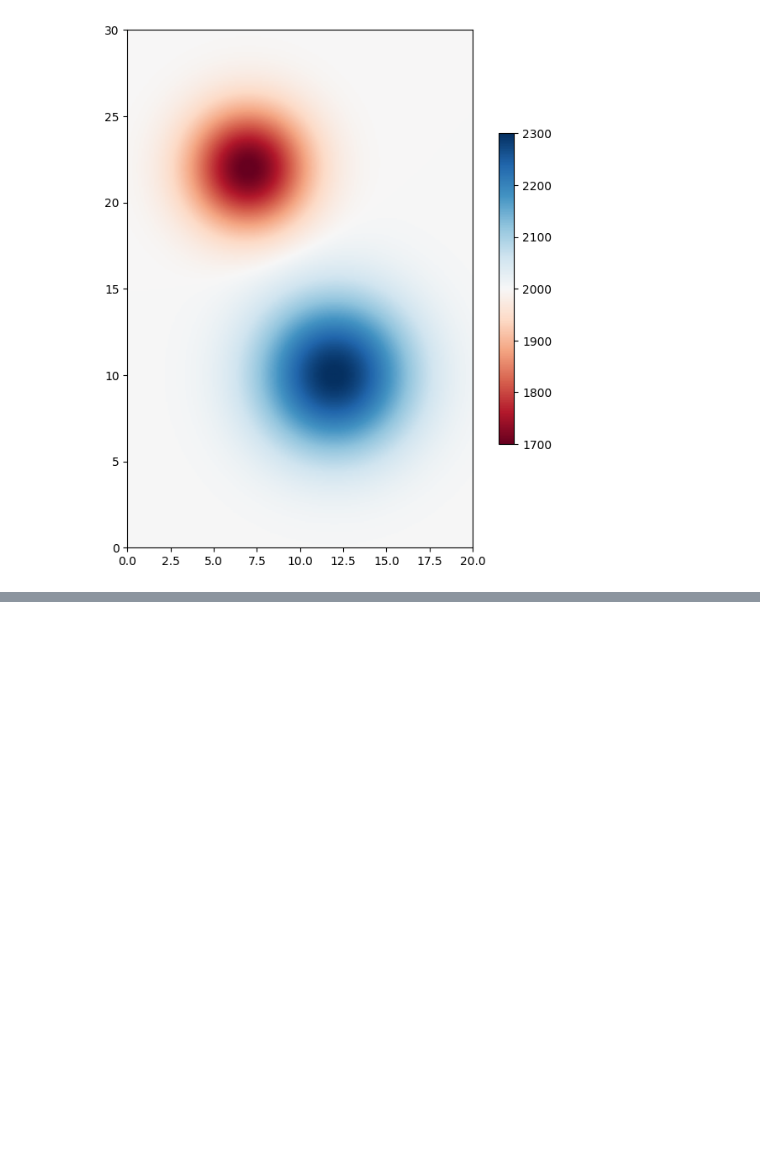
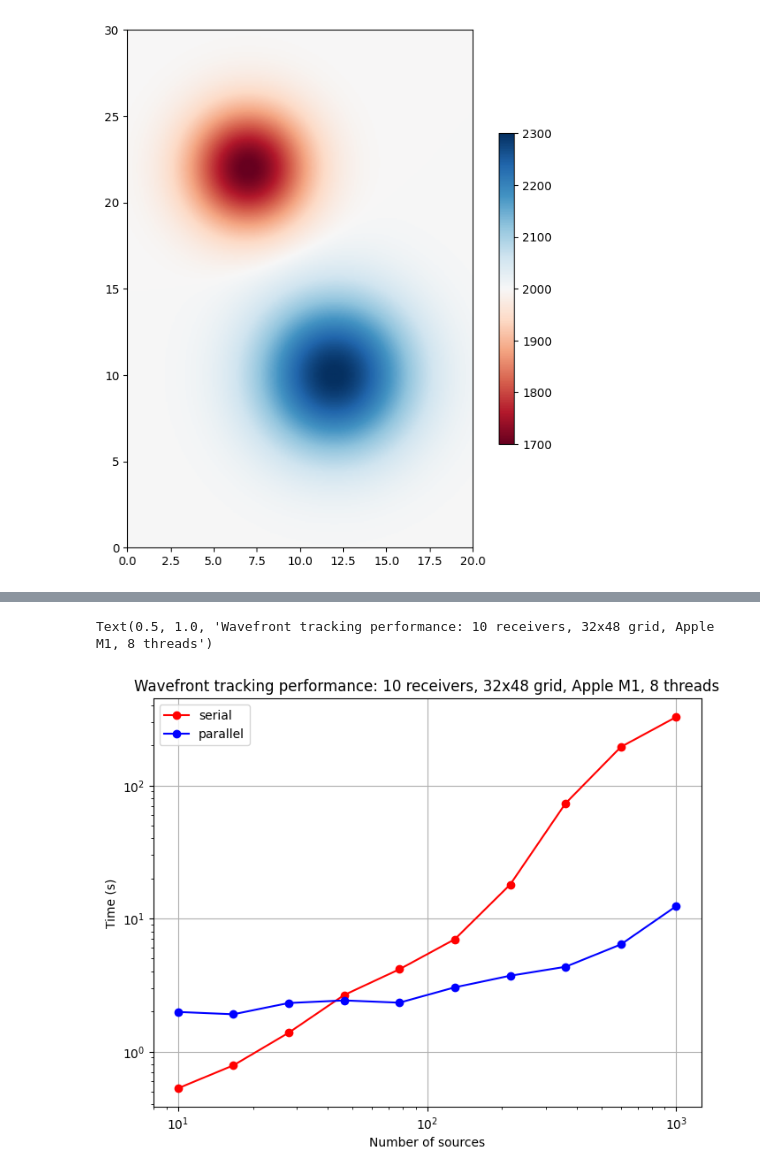
Before and after one commit to inlab-geo/pyfm2d, a Jupyter notebook: examples/FMM_demo_borehole_parallel.ipynb, the cells around one changed output, grey strips where cells are left out. Drawn from its saved outputs; the diff is of its cells as text; code cells hidden in the pictures; blank space fills up the shorter version.

```diff
--- a/examples/FMM_demo_borehole_parallel.ipynb
+++ b/examples/FMM_demo_borehole_parallel.ipynb
@@ -147,0 +143,33 @@ WaveTrackerResult(ttimes=array([0.0100453 , 0.01021847, 0.01047566, 0.01085238,
+# %%
+serial_times = []
+parallel_times = []
+
+for nsrcs in np.logspace(1, 3, 10):
+    recs = pyfm2d.wavetracker.generate_surface_points(
+        10, extent=extent, surface=[False, True, False, False], addCorners=False
+    )  # generate receivers around edge
+    srcs = pyfm2d.wavetracker.generate_surface_points(
+        int(nsrcs), extent=extent, surface=[True, False, False, False], addCorners=False
+    )  # generate receivers around edge
+    nr = len(recs)  # number of receivers
+    ns = len(recs)  # number of sources
+
+    # run wave front tracker
+    options = pyfm2d.WaveTrackerOptions(
+        times=True,
+        frechet=True,
+        paths=True,
+        earthradius=6371.0,
+    )
+
+    start = time.perf_counter()
+    result = pyfm2d.calc_wavefronts(velocity, recs, srcs, extent=extent, options=options)
+    end = time.perf_counter()
+    serial_times.append(end - start)
+
+    start = time.perf_counter()
+    result_list = pyfm2d.calc_wavefronts(
+        velocity, recs, srcs, nthreads=8, extent=extent, options=options
+    )
+    end = time.perf_counter()
+    parallel_times.append(end - start)
@@ -147,0 +189,14 @@ WaveTrackerResult(ttimes=array([0.0100453 , 0.01021847, 0.01047566, 0.01085238,
+# %%
+fig, ax = plt.subplots(1, 1, figsize=(8, 6))
+ax.plot(np.logspace(1, 3, 10), serial_times, label="serial", marker="o", color="red")
+ax.plot(np.logspace(1, 3, 10), parallel_times, label="parallel", marker="o", color="blue")
+ax.set_xscale("log")
+ax.set_yscale("log")
+ax.set_xlabel("Number of sources")
+ax.set_ylabel("Time (s)")
+ax.grid()
+ax.legend()
+ax.set_title("Wavefront tracking performance: 10 receivers, 32x48 grid, Apple M1, 8 threads")
+# %% [output]
+Text(0.5, 1.0, 'Wavefront tracking performance: 10 receivers, 32x48 grid, Apple M1, 8 threads')
+[figure, added]
```
Also changed, not shown: parts of 5 cells of this notebook.
